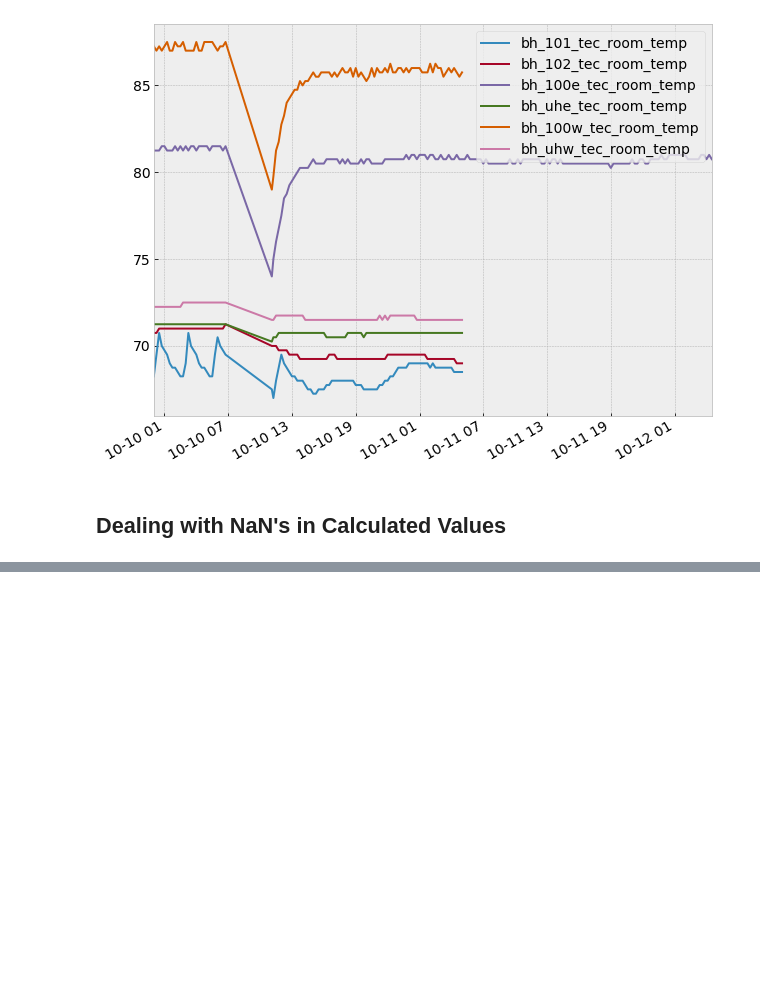
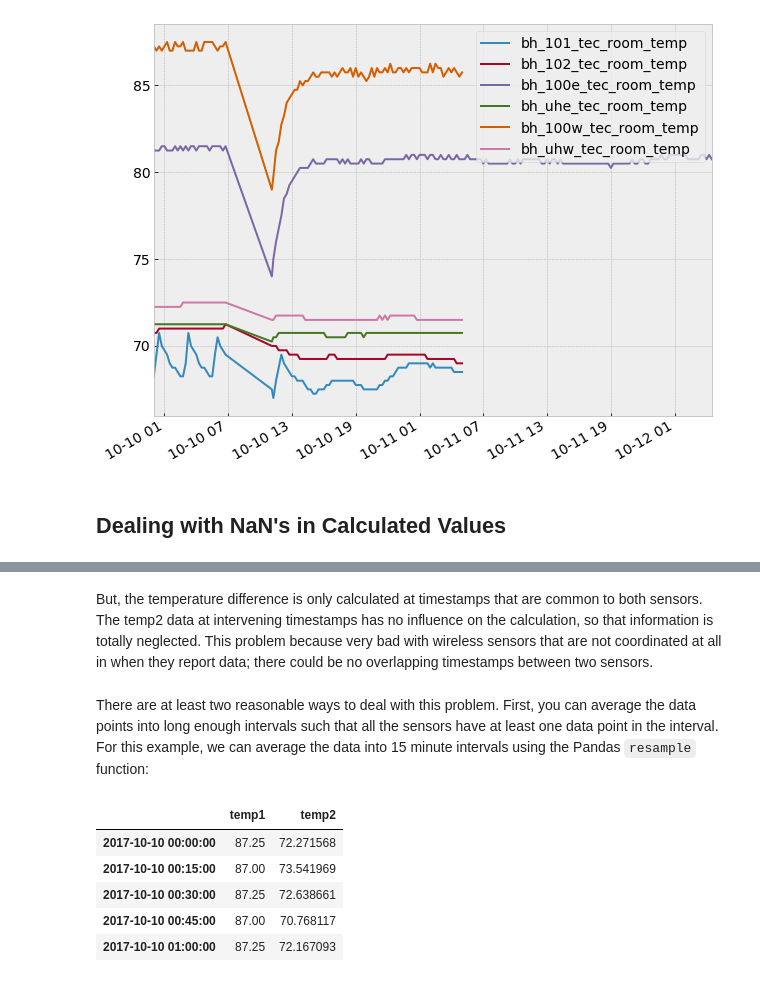
Before and after one commit to alanmitchell/fnsb-benchmark, a Jupyter notebook: ddc/ddc_data_tutorial.ipynb, the cells around one changed output, grey strips where cells are left out. Drawn from its saved outputs; the diff is of its cells as text; code cells hidden in the pictures; blank space fills up the shorter version.

```diff
--- a/ddc/ddc_data_tutorial.ipynb
+++ b/ddc/ddc_data_tutorial.ipynb
@@ -181,0 +259,15 @@ for pt in temp_pts:
+# %% [markdown]
+But, the temperature difference is only calculated at timestamps that are common to both sensors.  The temp2 data at intervening timestamps has no influence on the calculation, so that information is totally neglected.  This problem because very bad with wireless sensors that are not coordinated at all in when they report data; there could be no overlapping timestamps between two sensors.
+# %% [markdown]
+There are at least two reasonable ways to deal with this problem.  First, you can average the data points into long enough intervals such that all the sensors have at least one data point in the interval.  For this example, we can average the data into 15 minute intervals using the Pandas `resample` function:
+# %%
+df2 = df_final.copy()     # make a copy of the DataFrame to work with in this example
+df2 = df2.resample('15min').mean()
+df2.head()
+# %% [output]
+|  | temp1 | temp2 |
+| 2017-10-10 00:00:00 | 87.25 | 72.271568 |
+| 2017-10-10 00:15:00 | 87.00 | 73.541969 |
+| 2017-10-10 00:30:00 | 87.25 | 72.638661 |
+| 2017-10-10 00:45:00 | 87.00 | 70.768117 |
+| 2017-10-10 01:00:00 | 87.25 | 72.167093 |
```
Also changed, not shown: parts of 10 cells of this notebook.
